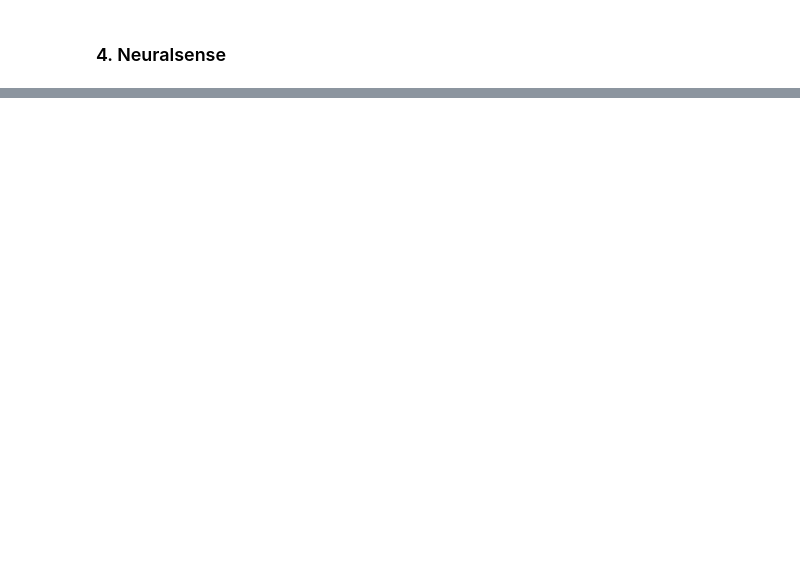
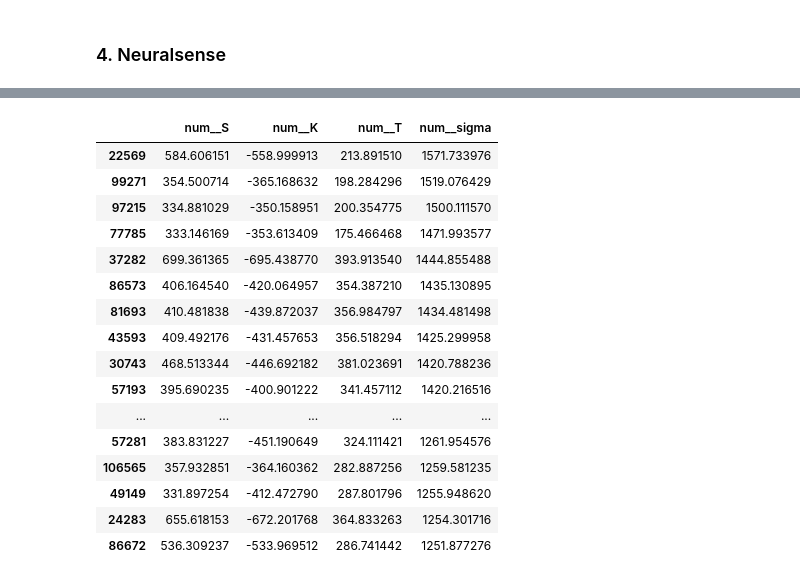
Before and after one commit to juansanchezf/interpretable-option-pricing, a Jupyter notebook: notebooks/BSvsMLP.ipynb, the cells around one changed output, grey strips where cells are left out. Cells and saved outputs as stored; diff of their text form; code cells hidden in the pictures; blank space fills up the shorter version.

```diff
--- a/notebooks/BSvsMLP.ipynb
+++ b/notebooks/BSvsMLP.ipynb
@@ -333,9 +395,30 @@ def get_outliers_std(df, column, n_std=3):
     std = df[column].std()
     return df[np.abs(df[column] - media) > n_std * std]
 # %%
-outliers_sigma = get_outliers_std(df_partDeriv, 'num__sigma', n_std=3)
+outliers_sigma = get_outliers_std(df_partDeriv, 'num__sigma', n_std=12)
 
 ## get a subdataframe with the outliers using the positional index in outlier_indices
 outlier_rows = dfTR_eval.iloc[outliers_sigma.index]
 # Display the outlier rows
 outlier_rows.head(50)
+
+
+outliers_sigma.sort_values(by='num__sigma', ascending=False).head(50)
+# %% [output]
+|  | num__S | num__K | num__T | num__sigma |
+| 22569 | 584.606151 | -558.999913 | 213.891510 | 1571.733976 |
+| 99271 | 354.500714 | -365.168632 | 198.284296 | 1519.076429 |
+| 97215 | 334.881029 | -350.158951 | 200.354775 | 1500.111570 |
+| 77785 | 333.146169 | -353.613409 | 175.466468 | 1471.993577 |
+| 37282 | 699.361365 | -695.438770 | 393.913540 | 1444.855488 |
+| 86573 | 406.164540 | -420.064957 | 354.387210 | 1435.130895 |
+| 81693 | 410.481838 | -439.872037 | 356.984797 | 1434.481498 |
+| 43593 | 409.492176 | -431.457653 | 356.518294 | 1425.299958 |
+| 30743 | 468.513344 | -446.692182 | 381.023691 | 1420.788236 |
+| 57193 | 395.690235 | -400.901222 | 341.457112 | 1420.216516 |
+| ... | ... | ... | ... | ... |
+| 57281 | 383.831227 | -451.190649 | 324.111421 | 1261.954576 |
+| 106565 | 357.932851 | -364.160362 | 282.887256 | 1259.581235 |
+| 49149 | 331.897254 | -412.472790 | 287.801796 | 1255.948620 |
+| 24283 | 655.618153 | -672.201768 | 364.833263 | 1254.301716 |
+| 86672 | 536.309237 | -533.969512 | 286.741442 | 1251.877276 |
```
Also changed, not shown: parts of 17 cells of this notebook, 3 other files.
